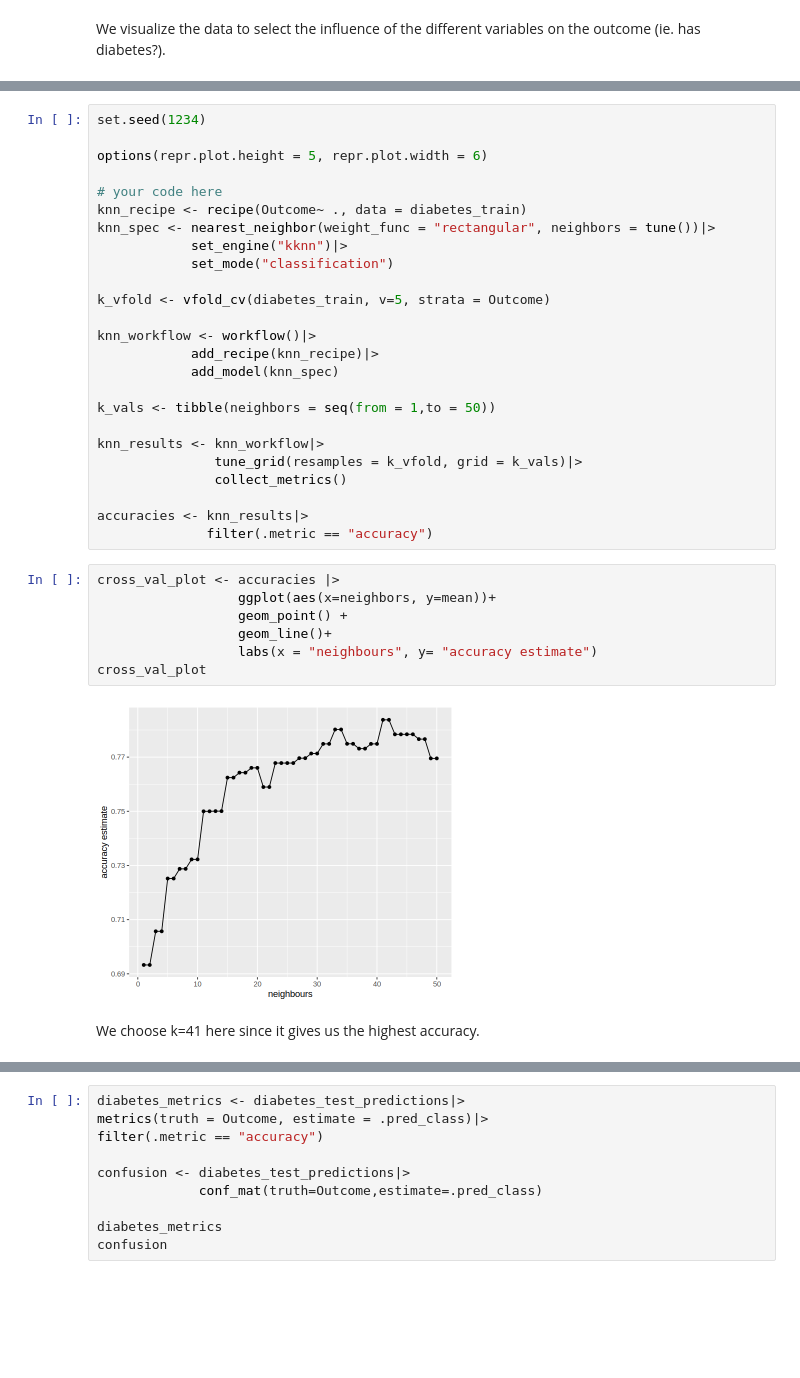
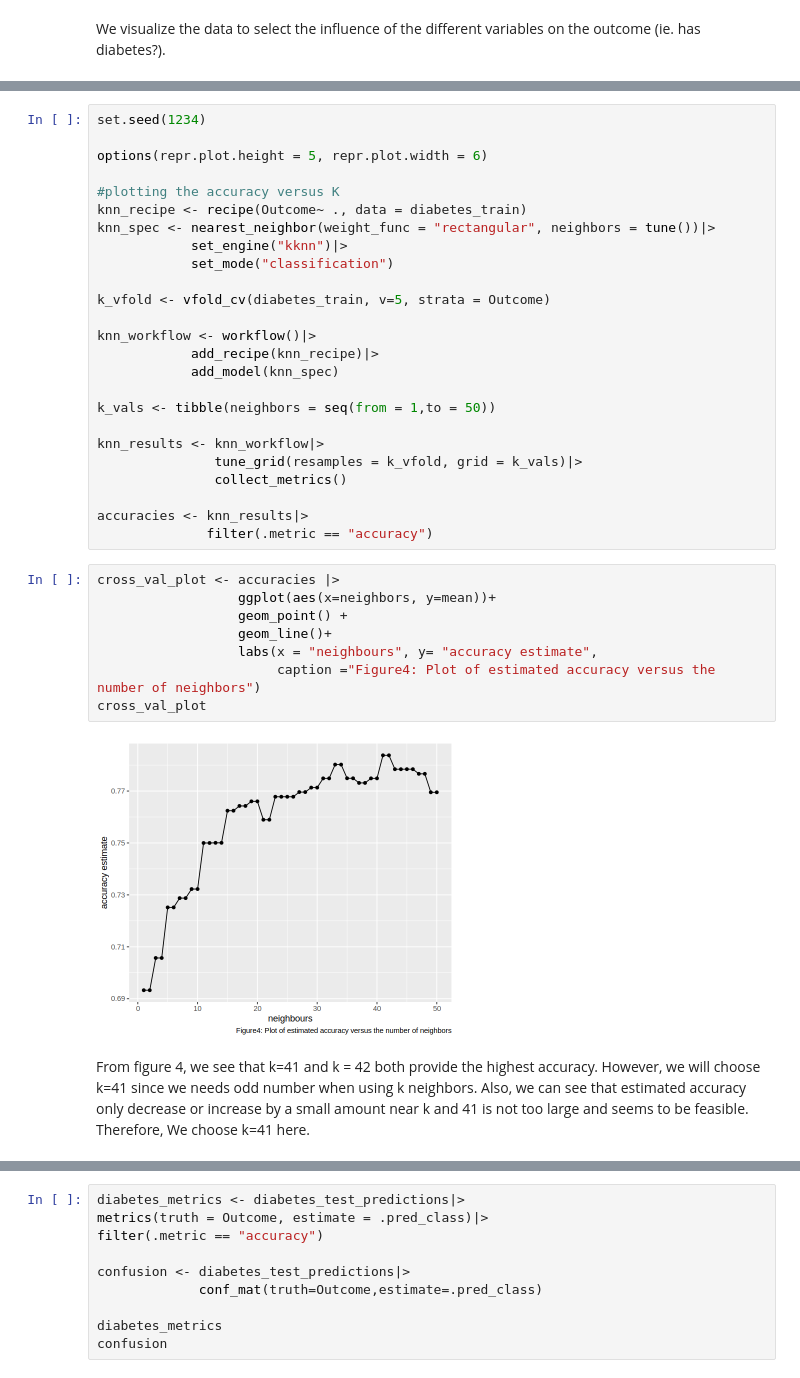
Before and after one commit to AmritS14/DSCI-Project, a Jupyter notebook: Project.ipynb, the cells around one changed output, grey strips where cells are left out. Drawn from its saved outputs; the diff is of its cells as text; blank space fills up the shorter version.

```diff
--- a/Project.ipynb
+++ b/Project.ipynb
@@ -304,7 +308,7 @@ set.seed(1234)
 
 options(repr.plot.height = 5, repr.plot.width = 6)
 
-# your code here
+#plotting the accuracy versus K
 knn_recipe <- recipe(Outcome~ ., data = diabetes_train)
 knn_spec <- nearest_neighbor(weight_func = "rectangular", neighbors = tune())|>
             set_engine("kknn")|>
@@ -327,12 +331,14 @@ accuracies <- knn_results|>
 # %%
 cross_val_plot <- accuracies |>
                   ggplot(aes(x=neighbors, y=mean))+
                   geom_point() +
                   geom_line()+
-                  labs(x = "neighbours", y= "accuracy estimate")
+                  labs(x = "neighbours", y= "accuracy estimate",
+                       caption ="Figure4: Plot of estimated accuracy versus the number of neighbors")
 cross_val_plot
 # %% [output]
-[figure, old version]
+[figure, new version]
 # %% [markdown]
-We choose k=41 here since it gives us the highest accuracy.
+From figure 4, we see that k=41 and k = 42 both provide the highest accuracy. However, we will choose k=41 since we needs
+odd number when using k neighbors. Also, we can see that estimated accuracy only decrease or increase by a small amount near k and 41 is not too large and seems to be feasible. Therefore, We choose k=41 here.
 # %%
```
Also changed, not shown: parts of 8 cells of this notebook.
